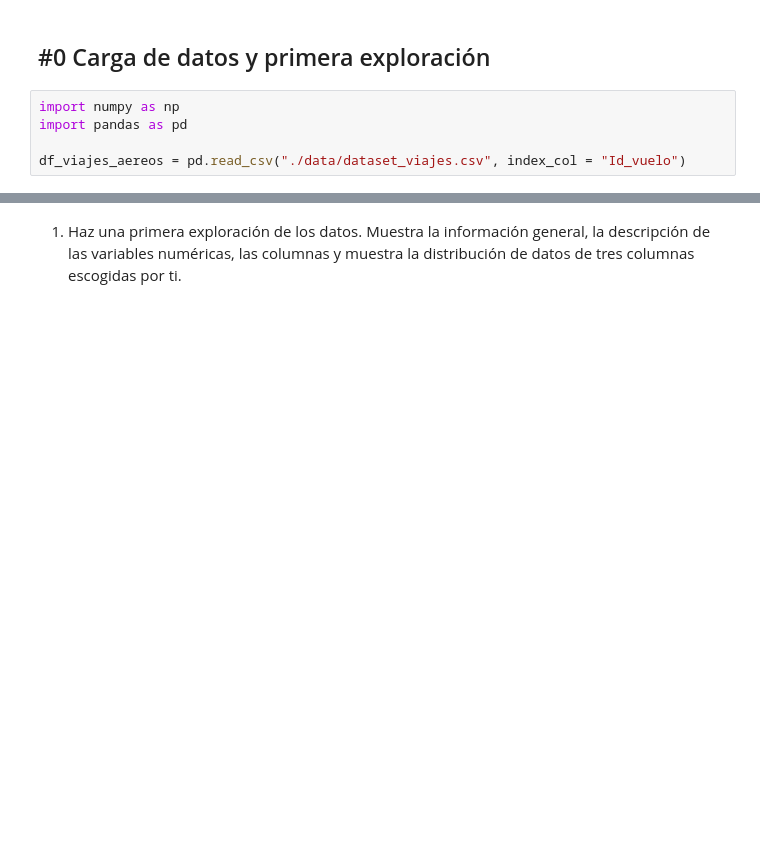
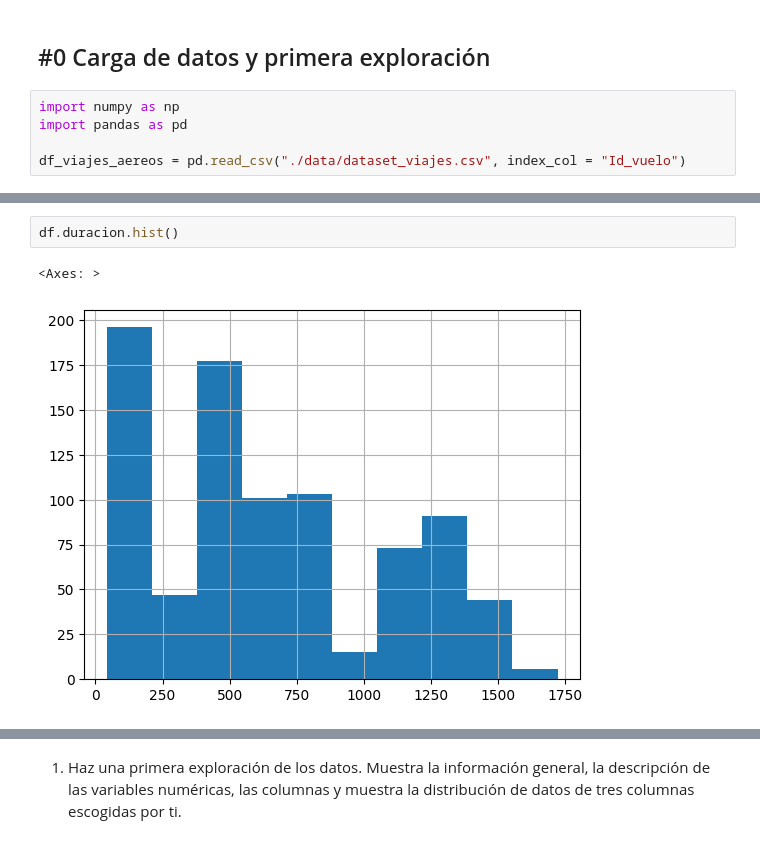
Before and after one commit to Angie-are/ONLINE_DS_THEBRIDGE_CURSO, a Jupyter notebook: 02_Programacion_y_Herramientas_Avanzadas/Sprint_04/Unidad_02/Practica_Obligatoria/18_Practica_Obligatoria_Pandas_II.ipynb, the cells around one changed output, grey strips where cells are left out. Drawn from its saved outputs; the diff is of its cells as text; blank space fills up the shorter version.

```diff
--- a/02_Programacion_y_Herramientas_Avanzadas/Sprint_04/Unidad_02/Practica_Obligatoria/18_Practica_Obligatoria_Pandas_II.ipynb
+++ b/02_Programacion_y_Herramientas_Avanzadas/Sprint_04/Unidad_02/Practica_Obligatoria/18_Practica_Obligatoria_Pandas_II.ipynb
@@ -18,0 +94,5 @@ df_viajes_aereos = pd.read_csv("./data/dataset_viajes.csv", index_col = "Id_vuel
+# %%
+df.duracion.hist()
+# %% [output]
+<Axes: >
+[figure, added]
```
Also changed, not shown: parts of 91 cells of this notebook.
